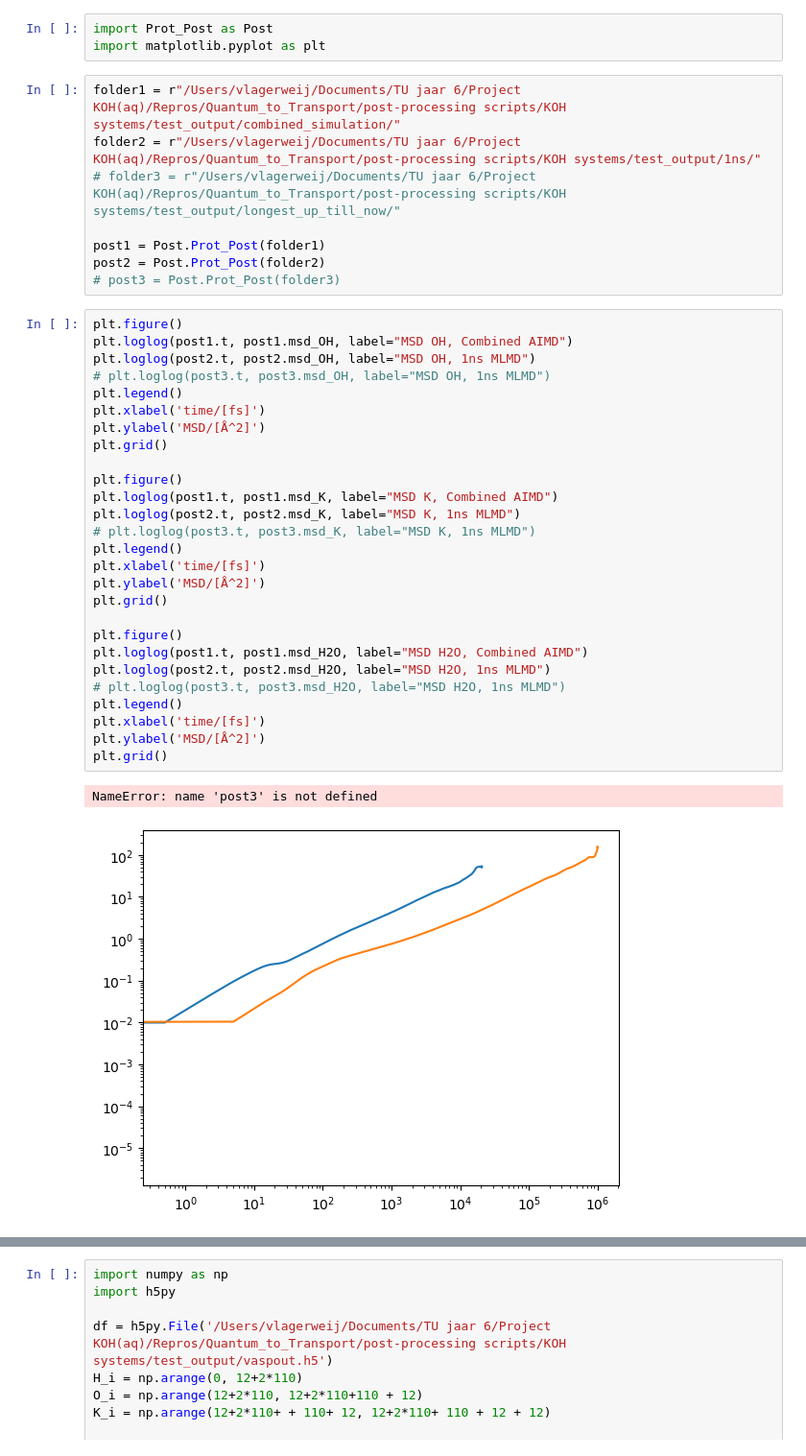
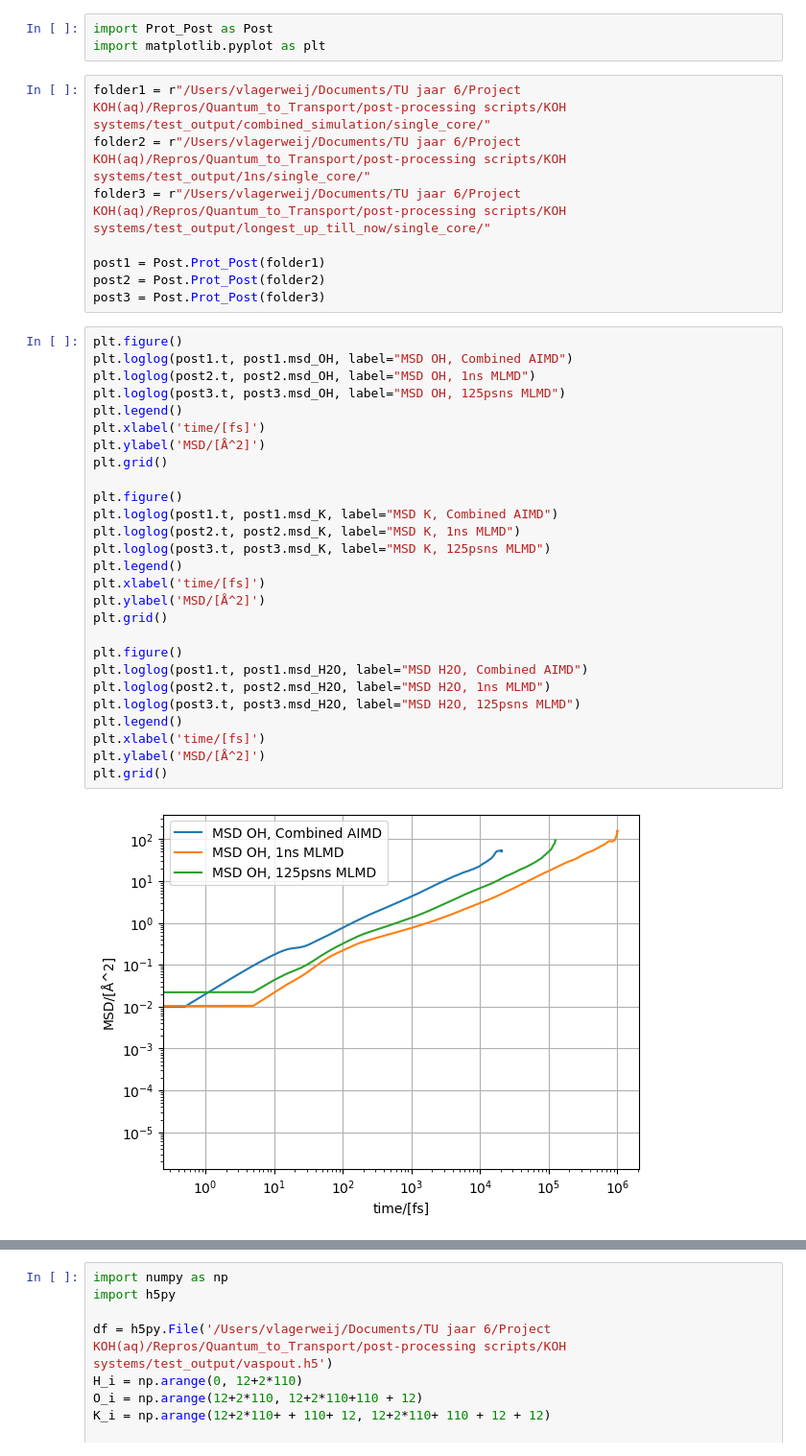
Before and after one commit to JelleLagerweij/Quantum_to_Transport, a Jupyter notebook: post-processing scripts/KOH systems/Properties.ipynb, the cells around one changed output, grey strips where cells are left out. Shown at 96% size. Cells and saved outputs as stored; diff of their text form.

```diff
--- a/post-processing scripts/KOH systems/Properties.ipynb
+++ b/post-processing scripts/KOH systems/Properties.ipynb
@@ -2,40 +2,39 @@
 import Prot_Post as Post
 import matplotlib.pyplot as plt
 # %%
-folder1 = r"/Users/vlagerweij/Documents/TU jaar 6/Project KOH(aq)/Repros/Quantum_to_Transport/post-processing scripts/KOH systems/test_output/combined_simulation/"
-folder2 = r"/Users/vlagerweij/Documents/TU jaar 6/Project KOH(aq)/Repros/Quantum_to_Transport/post-processing scripts/KOH systems/test_output/1ns/"
-# folder3 = r"/Users/vlagerweij/Documents/TU jaar 6/Project KOH(aq)/Repros/Quantum_to_Transport/post-processing scripts/KOH systems/test_output/longest_up_till_now/"
+folder1 = r"/Users/vlagerweij/Documents/TU jaar 6/Project KOH(aq)/Repros/Quantum_to_Transport/post-processing scripts/KOH systems/test_output/combined_simulation/single_core/"
+folder2 = r"/Users/vlagerweij/Documents/TU jaar 6/Project KOH(aq)/Repros/Quantum_to_Transport/post-processing scripts/KOH systems/test_output/1ns/single_core/"
+folder3 = r"/Users/vlagerweij/Documents/TU jaar 6/Project KOH(aq)/Repros/Quantum_to_Transport/post-processing scripts/KOH systems/test_output/longest_up_till_now/single_core/"
 
 post1 = Post.Prot_Post(folder1)
 post2 = Post.Prot_Post(folder2)
-# post3 = Post.Prot_Post(folder3)
+post3 = Post.Prot_Post(folder3)
 # %%
 plt.figure()
 plt.loglog(post1.t, post1.msd_OH, label="MSD OH, Combined AIMD")
 plt.loglog(post2.t, post2.msd_OH, label="MSD OH, 1ns MLMD")
-# plt.loglog(post3.t, post3.msd_OH, label="MSD OH, 1ns MLMD")
+plt.loglog(post3.t, post3.msd_OH, label="MSD OH, 125psns MLMD")
 plt.legend()
 plt.xlabel('time/[fs]')
 plt.ylabel('MSD/[Å^2]')
 plt.grid()
 
 plt.figure()
 plt.loglog(post1.t, post1.msd_K, label="MSD K, Combined AIMD")
 plt.loglog(post2.t, post2.msd_K, label="MSD K, 1ns MLMD")
-# plt.loglog(post3.t, post3.msd_K, label="MSD K, 1ns MLMD")
+plt.loglog(post3.t, post3.msd_K, label="MSD K, 125psns MLMD")
 plt.legend()
 plt.xlabel('time/[fs]')
 plt.ylabel('MSD/[Å^2]')
 plt.grid()
 
 plt.figure()
 plt.loglog(post1.t, post1.msd_H2O, label="MSD H2O, Combined AIMD")
 plt.loglog(post2.t, post2.msd_H2O, label="MSD H2O, 1ns MLMD")
-# plt.loglog(post3.t, post3.msd_H2O, label="MSD H2O, 1ns MLMD")
+plt.loglog(post3.t, post3.msd_H2O, label="MSD H2O, 125psns MLMD")
 plt.legend()
 plt.xlabel('time/[fs]')
 plt.ylabel('MSD/[Å^2]')
 plt.grid()
 # %% [output]
-NameError: name 'post3' is not defined
-[figure, old version]
+[figure, new version]
```
Also changed, not shown: parts of 9 cells of this notebook, 3 other files.
